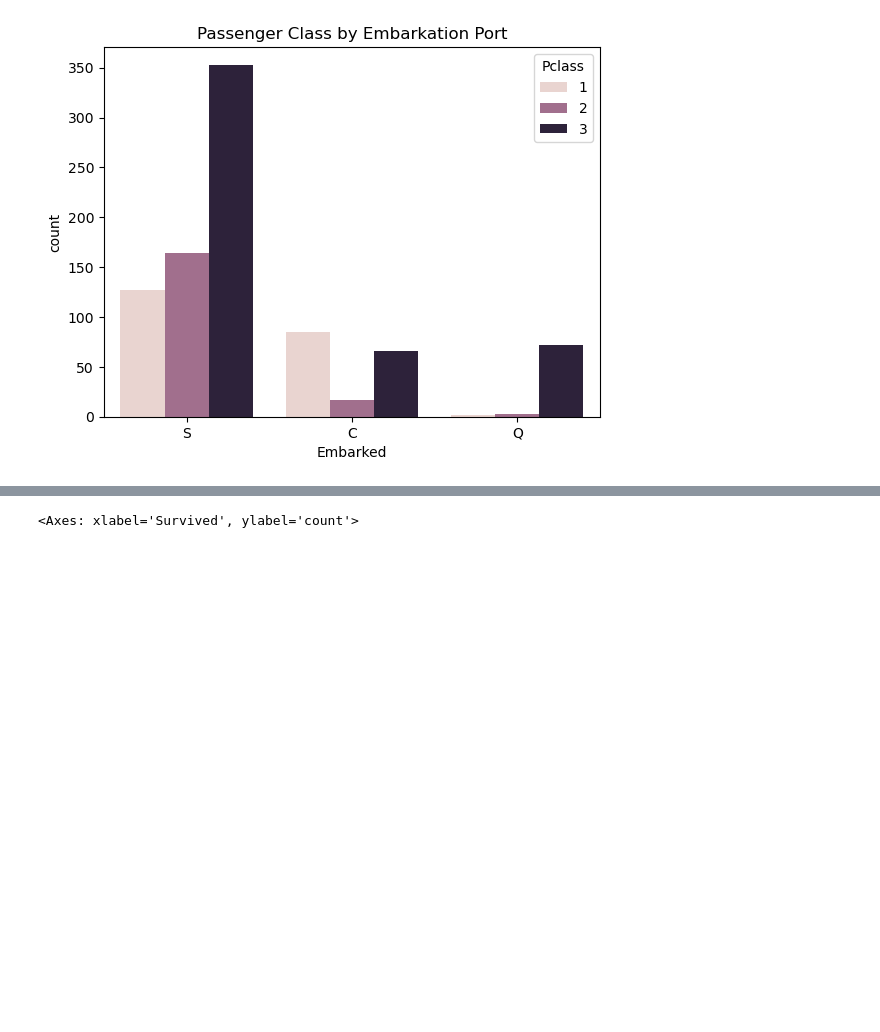
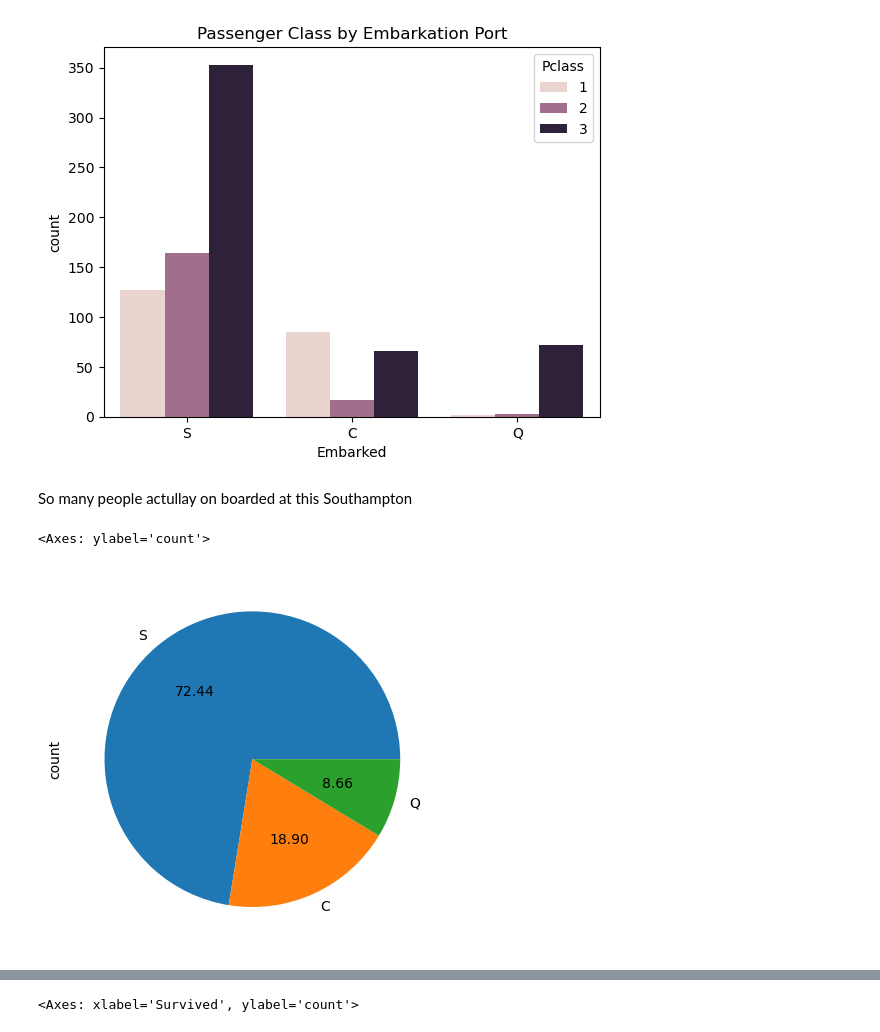
Before and after one commit to nphaniraj46/Machine_Learning, a Jupyter notebook: EDA1/Logistic_Regression on Titanic Dataset.ipynb, the cells around one changed output, grey strips where cells are left out. Saved outputs shown, nothing was run; the diff lists cells and outputs as text; code cells hidden in the pictures; blank space fills up the shorter version.

Commit message:
using plots gathred some info like for how many survived for each class analyzed the data deeply

```diff
--- a/EDA1/Logistic_Regression on Titanic Dataset.ipynb
+++ b/EDA1/Logistic_Regression on Titanic Dataset.ipynb
@@ -120,2 +118,9 @@ plt.show()
 # %% [output]
 [figure]
+# %% [markdown]
+So many people actullay on boarded at this Southampton
+# %%
+df['Embarked'].value_counts().plot(kind='pie',autopct="%.2f")
+# %% [output]
+<Axes: ylabel='count'>
+[figure, added]
```
Also changed, not shown: parts of 8 cells of this notebook.
